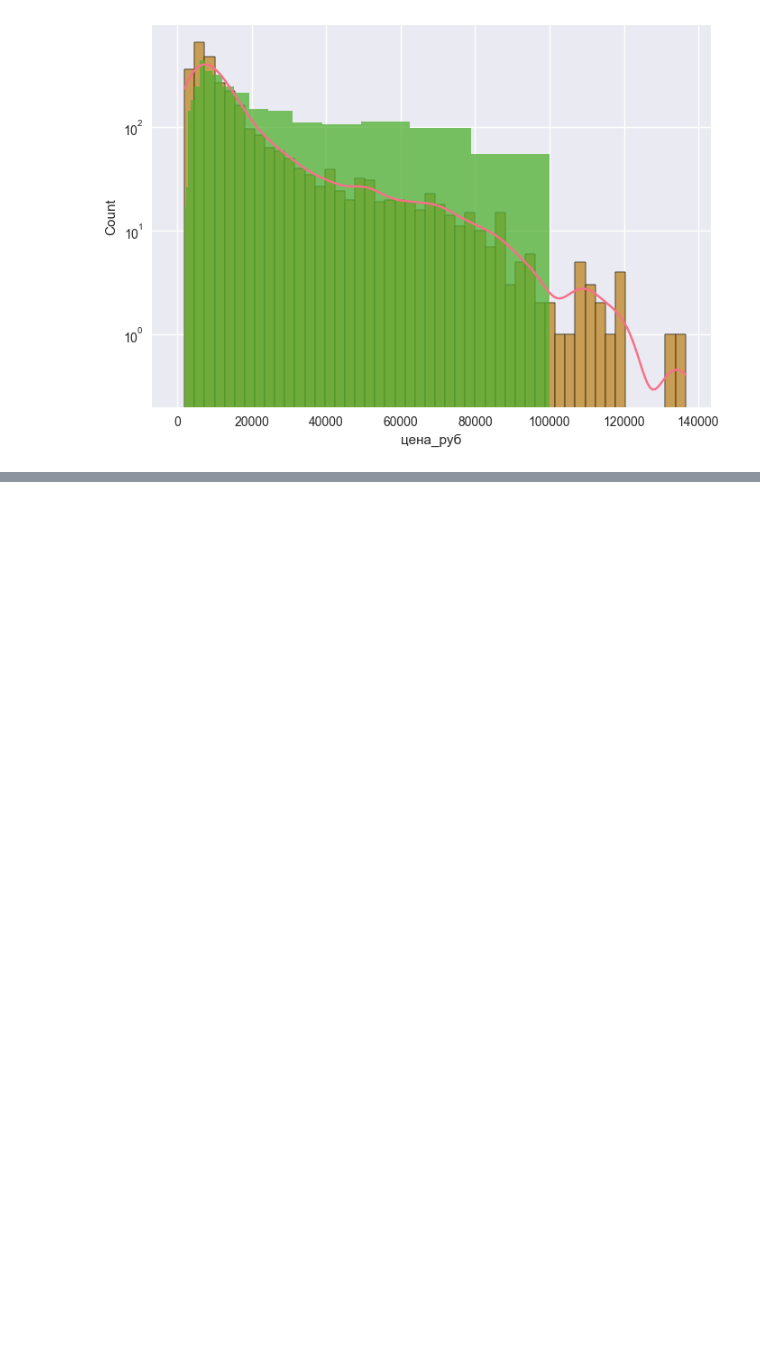
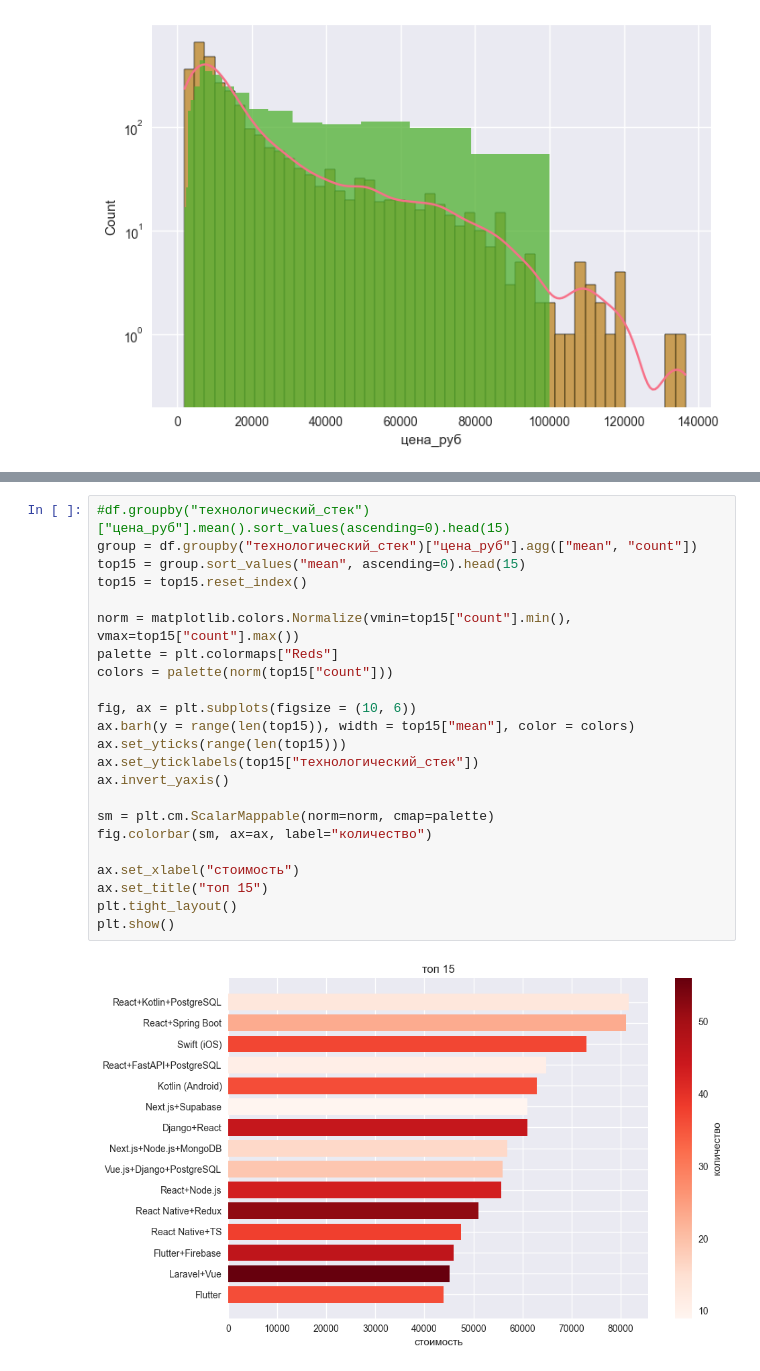
Before and after one commit to sevavargin/CaseBridge, a Jupyter notebook: CaseBridge.ipynb, the cells around one changed output, grey strips where cells are left out. Drawn from its saved outputs; the diff is of its cells as text; blank space fills up the shorter version.

```diff
--- a/CaseBridge.ipynb
+++ b/CaseBridge.ipynb
@@ -77,0 +97,25 @@ sns.histplot(df['цена_руб'], bins = np.logspace(0, 5, 50))
+# %%
+#df.groupby("технологический_стек")["цена_руб"].mean().sort_values(ascending=0).head(15)
+group = df.groupby("технологический_стек")["цена_руб"].agg(["mean", "count"])
+top15 = group.sort_values("mean", ascending=0).head(15)
+top15 = top15.reset_index()
+
+norm = matplotlib.colors.Normalize(vmin=top15["count"].min(), vmax=top15["count"].max())
+palette = plt.colormaps["Reds"]
+colors = palette(norm(top15["count"]))
+
+fig, ax = plt.subplots(figsize = (10, 6))
+ax.barh(y = range(len(top15)), width = top15["mean"], color = colors)
+ax.set_yticks(range(len(top15)))
+ax.set_yticklabels(top15["технологический_стек"])
+ax.invert_yaxis()
+
+sm = plt.cm.ScalarMappable(norm=norm, cmap=palette)
+fig.colorbar(sm, ax=ax, label="количество")
+
+ax.set_xlabel("стоимость")
+ax.set_title("топ 15")
+plt.tight_layout()
+plt.show()
+# %% [output]
+[figure, added]
```
Also changed, not shown: parts of 4 cells of this notebook.
